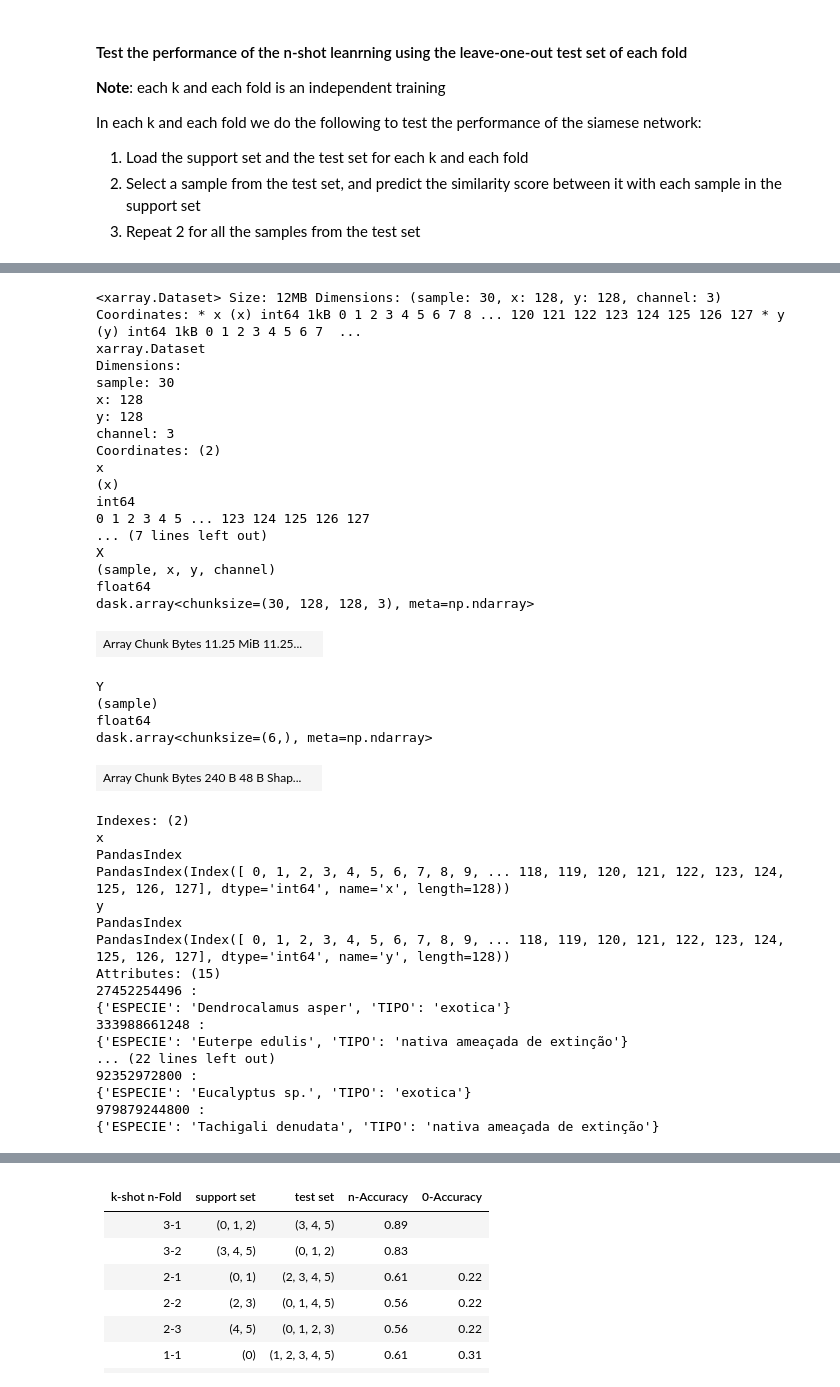
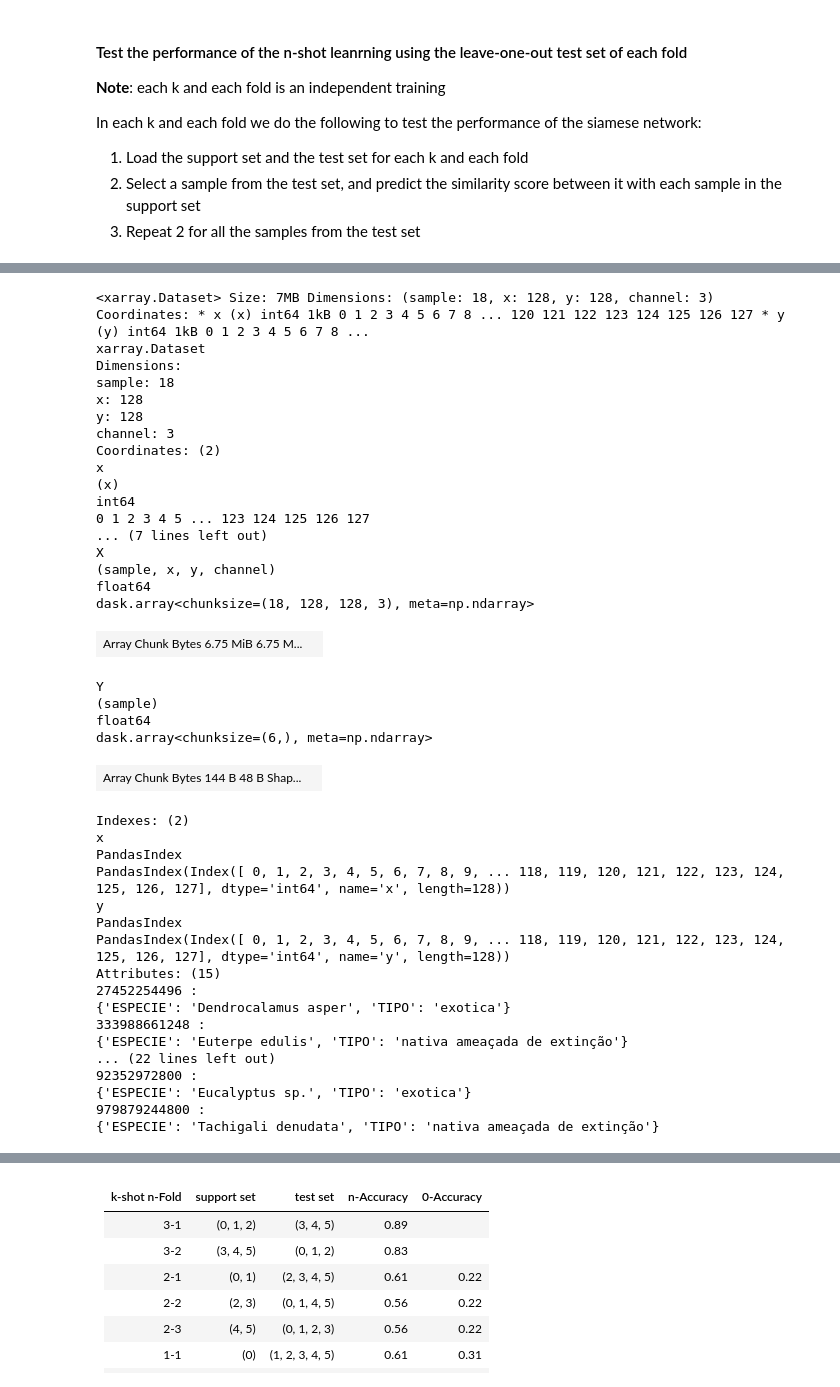
Before and after one commit to XAI4GEO/Tree_Classification, a Jupyter notebook: 831/notebooks/step0_data_preparation_examples/step06_testing_nshot.ipynb, the cells around one changed output, grey strips where cells are left out. Cells and saved outputs as stored; diff of their text form; code cells hidden in the pictures.

```diff
--- a/831/notebooks/step0_data_preparation_examples/step06_testing_nshot.ipynb
+++ b/831/notebooks/step0_data_preparation_examples/step06_testing_nshot.ipynb
@@ -37,42 +43,42 @@ To enable the following instructions: AVX2 FMA, in other operations, rebuild Ten
 # %%
 # Load the support data and test data
 # Here we take 3-shot 1 fold for example
 # Change this to a loop to exhaust all the data partitioning
-k = 1
-i = 5
+k = 3
+i = 1
 
 support_smaples_path = f'/data/Projects/2024_Invasive_species/Tree_Classification/notebooks/data/n_fold_x_validation/{k}_shot_{i}_fold_supp_samples.zarr'
 test_samples_path = f'/data/Projects/2024_Invasive_species/Tree_Classification/notebooks/data/n_fold_x_validation/{k}_shot_{i}_fold_test_samples.zarr'
 
 support_samples = xr.open_zarr(support_smaples_path)
 test_samples = xr.open_zarr(test_samples_path)
 
 # support_samples
 test_samples
 # %% [output]
-<xarray.Dataset> Size: 12MB Dimensions: (sample: 30, x: 128, y: 128, channel: 3) Coordinates: * x (x) int64 1kB 0 1 2 3 4 5 6 7 8 ... 120 121 122 123 124 125 126 127 * y (y) int64 1kB 0 1 2 3 4 5 6 7  ...
+<xarray.Dataset> Size: 7MB Dimensions: (sample: 18, x: 128, y: 128, channel: 3) Coordinates: * x (x) int64 1kB 0 1 2 3 4 5 6 7 8 ... 120 121 122 123 124 125 126 127 * y (y) int64 1kB 0 1 2 3 4 5 6 7 8 ...
 xarray.Dataset
 Dimensions:
-sample: 30
+sample: 18
 x: 128
 y: 128
 channel: 3
 Coordinates: (2)
 x
 (x)
 int64
 0 1 2 3 4 5 ... 123 124 125 126 127
 ... (7 lines left out)
 X
 (sample, x, y, channel)
 float64
-dask.array<chunksize=(30, 128, 128, 3), meta=np.ndarray>
+dask.array<chunksize=(18, 128, 128, 3), meta=np.ndarray>
-| Array Chunk Bytes 11.25 MiB 11.25... |  |
+| Array Chunk Bytes 6.75 MiB 6.75 M... |  |
 Y
 (sample)
 float64
 dask.array<chunksize=(6,), meta=np.ndarray>
-| Array Chunk Bytes 240 B 48 B Shap... |  |
+| Array Chunk Bytes 144 B 48 B Shap... |  |
 Indexes: (2)
 x
 PandasIndex
```
Also changed, not shown: parts of 9 cells of this notebook.
